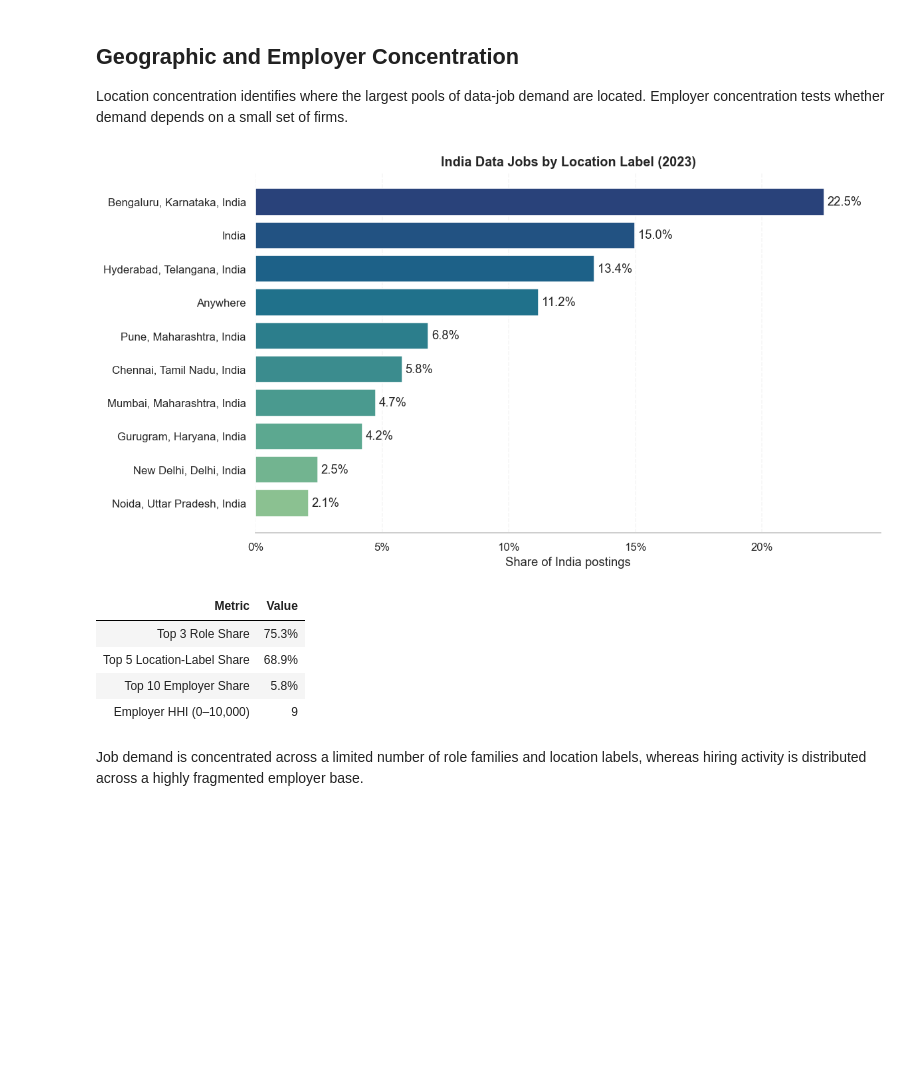
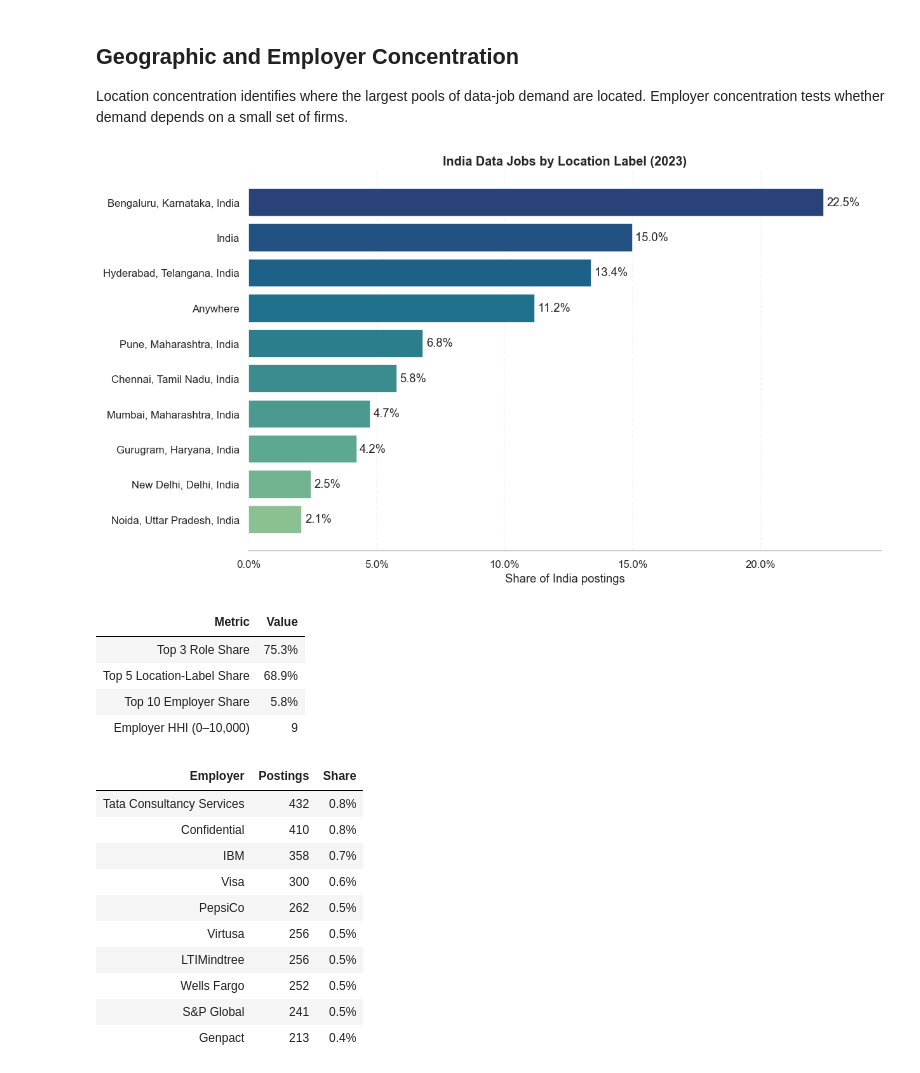
Before and after one commit to siddharth-chauhan-eu/python-learning, a Jupyter notebook: 02-data-analytics/data-jobs-analysis/project/job-market-analysis/01_market_overview.ipynb, the cells around one changed output. Cells and saved outputs as stored; diff of their text form; code cells hidden in the pictures; blank space fills up the shorter version.

```diff
--- a/02-data-analytics/data-jobs-analysis/project/job-market-analysis/01_market_overview.ipynb
+++ b/02-data-analytics/data-jobs-analysis/project/job-market-analysis/01_market_overview.ipynb
@@ -321,7 +324,7 @@ concentration = pd.Series(
 
 location_share = location_mix / len(india_jobs)
 
-fig, ax = plt.subplots(figsize=(11, 6))
+fig, ax = plt.subplots(figsize=(11.5, 6.5))
 
 bars = ax.barh(
     location_share.index,
@@ -329,9 +332,7 @@ bars = ax.barh(
     color=sns.color_palette("crest", len(location_share)),
 )
 
-ax.xaxis.set_major_formatter(
-    lambda value, _: f"{value:.0%}"
-)
+ax.xaxis.set_major_formatter(PercentFormatter(1))
 ax.set_xlim(0, location_share.max() * 1.10)
 
 ax.set(
@@ -358,44 +359,93 @@ sns.despine(left=True, top=True, right=True)
 ax.set_axisbelow(True)
 
 plt.tight_layout()
+plt.savefig("figures/01_location_concentration.png", dpi=150, bbox_inches="tight")
 plt.show()
+print()
 
 # ------------------------------------------------------------------
 # Concentration summary table
 # ------------------------------------------------------------------
 
 concentration_table = (
     concentration
     .to_frame()
     .reset_index()
 )
 
 concentration_table.columns = [
     "Metric",
     "Value",
 ]
 
 display(
     concentration_table.style
     .hide(axis="index")
     .format(
         {
             "Value": (
                 lambda value:
                 f"{value:.1%}"
                 if value <= 1
                 else f"{value:,.0f}"
             )
         }
     )
 )
+print()
+
+# ------------------------------------------------------------------
+# Top employer summary table
+# ------------------------------------------------------------------
+
+employer_mix = (
+    india_jobs["company_name"]
+    .value_counts()
+    .head(10)
+)
+
+employer_table = (
+    employer_mix
+    .rename("Postings")
+    .to_frame()
+)
+
+employer_table["Share"] = (
+    employer_table["Postings"]
+    / len(india_jobs)
+)
+
+employer_table = (
+    employer_table
+    .reset_index(names="Employer")
+)
+
+display(
+    employer_table.style
+    .hide(axis="index")
+    .format(
+        {
+            "Postings": "{:,.0f}",
+            "Share": "{:.1%}",
+        }
+    )
+)
 # %% [output]
-[figure, old version]
+[figure, new version]
 | Metric | Value |
 | Top 3 Role Share | 75.3% |
 | Top 5 Location-Label Share | 68.9% |
 | Top 10 Employer Share | 5.8% |
 | Employer HHI (0–10,000) | 9 |
+| Employer | Postings | Share |
+| Tata Consultancy Services | 432 | 0.8% |
+| Confidential | 410 | 0.8% |
+| IBM | 358 | 0.7% |
+| Visa | 300 | 0.6% |
+| PepsiCo | 262 | 0.5% |
+| Virtusa | 256 | 0.5% |
+| LTIMindtree | 256 | 0.5% |
+| Wells Fargo | 252 | 0.5% |
+| S&P Global | 241 | 0.5% |
+| Genpact | 213 | 0.4% |
-# %% [markdown]
-Job demand is concentrated across a limited number of role families and location labels, whereas hiring activity is distributed across a highly fragmented employer base.
 # %% [markdown]
```
Also changed, not shown: parts of 8 cells of this notebook, 33 other files.
